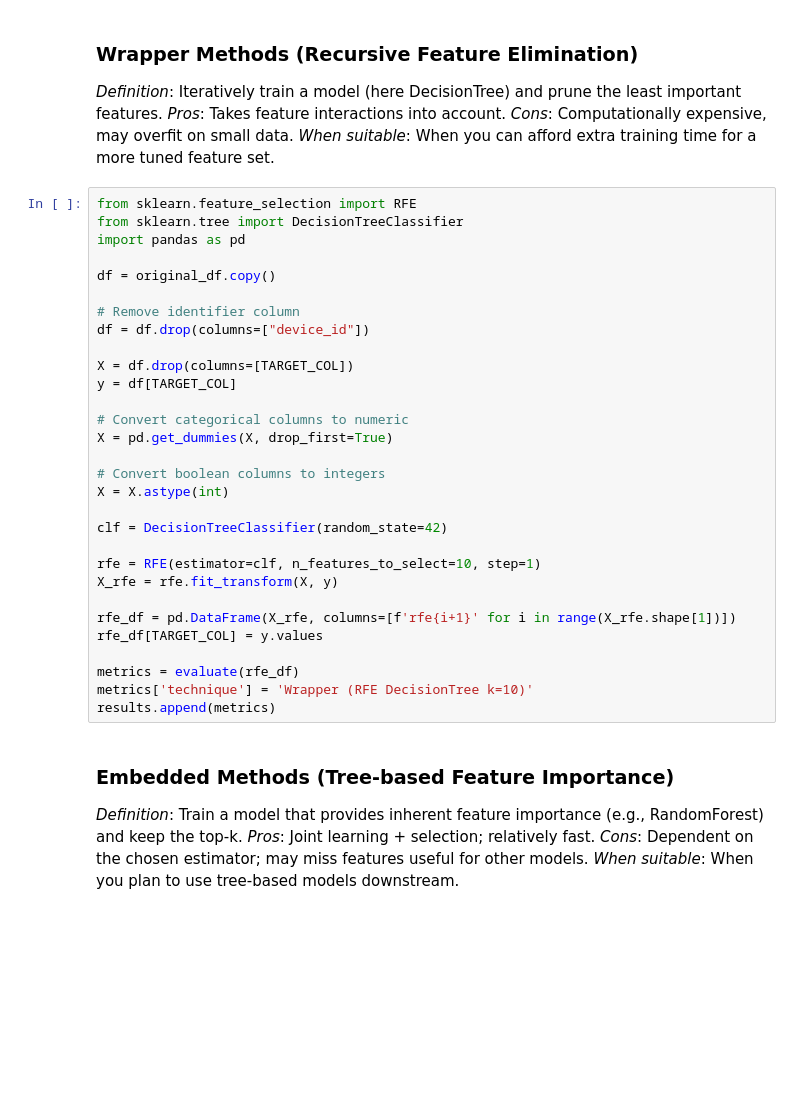
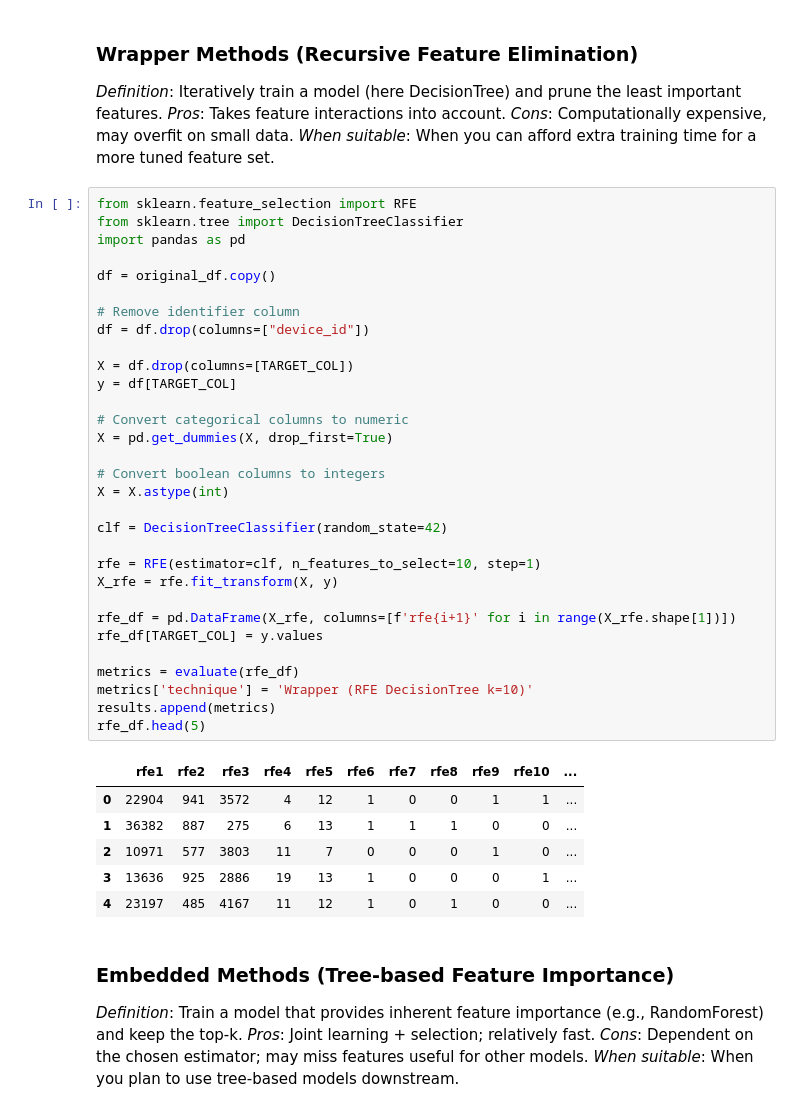
Before and after one commit to razaalirizvi4/dm, a Jupyter notebook: Preprocessing_Evaluation.ipynb, the cells around one changed output. Cells and saved outputs as stored; diff of their text form; blank space fills up the shorter version.

```diff
--- a/Preprocessing_Evaluation.ipynb
+++ b/Preprocessing_Evaluation.ipynb
@@ -404,33 +535,41 @@ results.append(metrics)
 # %%
 from sklearn.feature_selection import RFE
 from sklearn.tree import DecisionTreeClassifier
 import pandas as pd
 
 df = original_df.copy()
 
 # Remove identifier column
 df = df.drop(columns=["device_id"])
 
 X = df.drop(columns=[TARGET_COL])
 y = df[TARGET_COL]
 
 # Convert categorical columns to numeric
 X = pd.get_dummies(X, drop_first=True)
 
 # Convert boolean columns to integers
 X = X.astype(int)
 
 clf = DecisionTreeClassifier(random_state=42)
 
 rfe = RFE(estimator=clf, n_features_to_select=10, step=1)
 X_rfe = rfe.fit_transform(X, y)
 
 rfe_df = pd.DataFrame(X_rfe, columns=[f'rfe{i+1}' for i in range(X_rfe.shape[1])])
 rfe_df[TARGET_COL] = y.values
 
 metrics = evaluate(rfe_df)
 metrics['technique'] = 'Wrapper (RFE DecisionTree k=10)'
 results.append(metrics)
+rfe_df.head(5)
+# %% [output]
+|  | rfe1 | rfe2 | rfe3 | rfe4 | rfe5 | rfe6 | rfe7 | rfe8 | rfe9 | rfe10 | ... |
+| 0 | 22904 | 941 | 3572 | 4 | 12 | 1 | 0 | 0 | 1 | 1 | ... |
+| 1 | 36382 | 887 | 275 | 6 | 13 | 1 | 1 | 1 | 0 | 0 | ... |
+| 2 | 10971 | 577 | 3803 | 11 | 7 | 0 | 0 | 0 | 1 | 0 | ... |
+| 3 | 13636 | 925 | 2886 | 19 | 13 | 1 | 0 | 0 | 0 | 1 | ... |
+| 4 | 23197 | 485 | 4167 | 11 | 12 | 1 | 0 | 1 | 0 | 0 | ... |
 # %% [markdown]
 ### Embedded Methods (Tree‑based Feature Importance)
 *Definition*: Train a model that provides inherent feature importance (e.g., RandomForest) and keep the top‑k.
```
Also changed, not shown: parts of 12 cells of this notebook, 1 other file.
